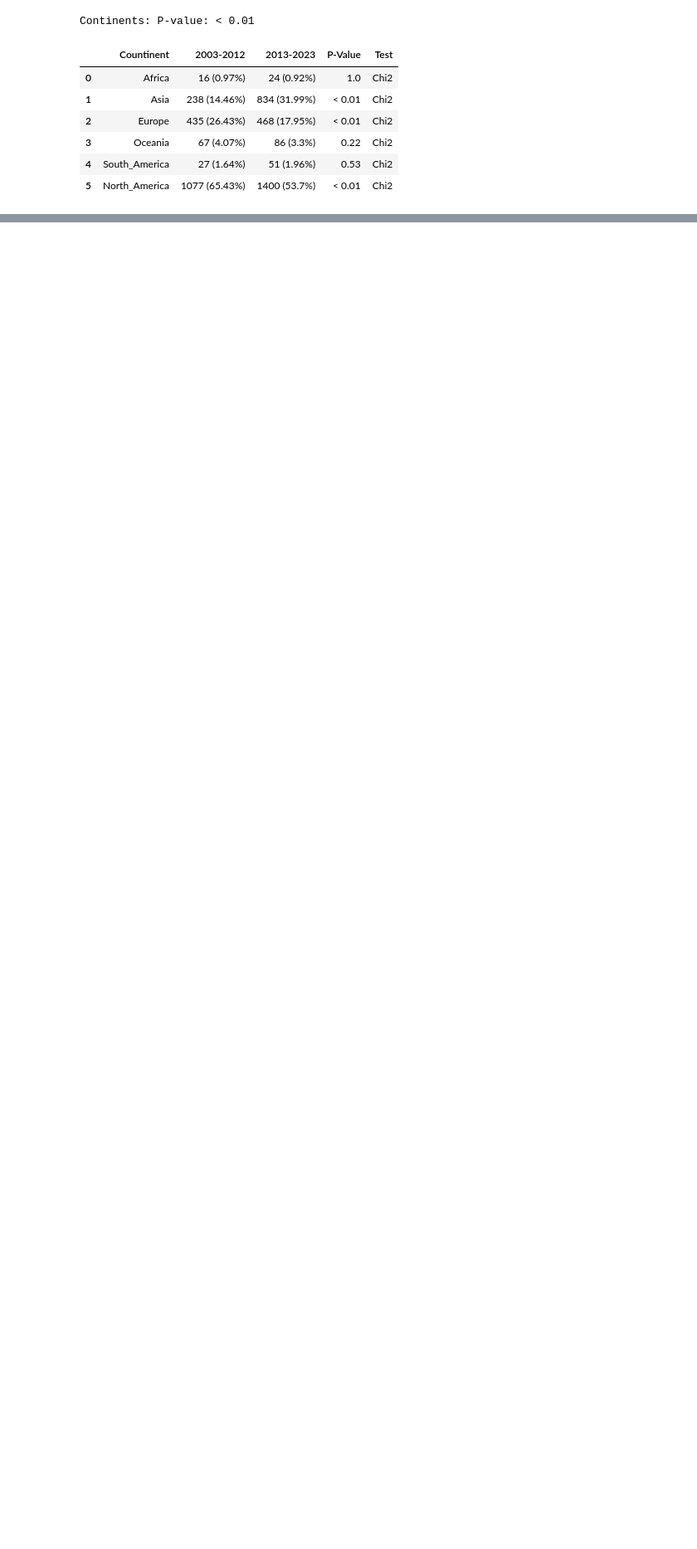
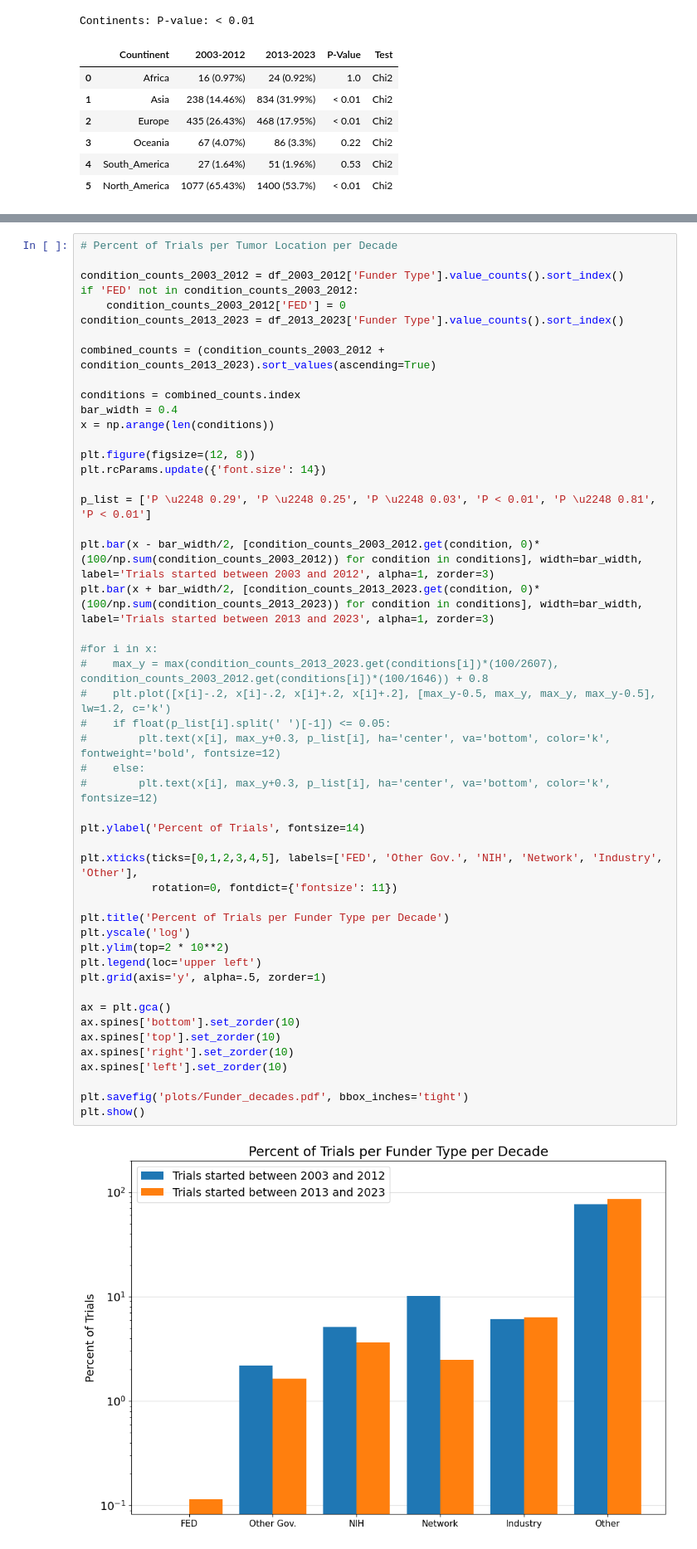
Before and after one commit to maksymfritsak/Clinical_Trials_Analysis_ClinicalTrials.Gov_Database, a Jupyter notebook: Data Analysis.ipynb, the cells around one changed output, grey strips where cells are left out. Shown at 83% size. Drawn from its saved outputs; the diff is of its cells as text; blank space fills up the shorter version.

```diff
--- a/Data Analysis.ipynb
+++ b/Data Analysis.ipynb
@@ -443,0 +472,51 @@ plt.show()
+# %%
+# Percent of Trials per Tumor Location per Decade
+
+condition_counts_2003_2012 = df_2003_2012['Funder Type'].value_counts().sort_index()
+if 'FED' not in condition_counts_2003_2012:
+    condition_counts_2003_2012['FED'] = 0
+condition_counts_2013_2023 = df_2013_2023['Funder Type'].value_counts().sort_index()
+
+combined_counts = (condition_counts_2003_2012 + condition_counts_2013_2023).sort_values(ascending=True)
+
+conditions = combined_counts.index
+bar_width = 0.4
+x = np.arange(len(conditions))
+
+plt.figure(figsize=(12, 8))
+plt.rcParams.update({'font.size': 14})
+
+p_list = ['P \u2248 0.29', 'P \u2248 0.25', 'P \u2248 0.03', 'P < 0.01', 'P \u2248 0.81', 'P < 0.01']
+
+plt.bar(x - bar_width/2, [condition_counts_2003_2012.get(condition, 0)*(100/np.sum(condition_counts_2003_2012)) for condition in conditions], width=bar_width, label='Trials started between 2003 and 2012', alpha=1, zorder=3)
+plt.bar(x + bar_width/2, [condition_counts_2013_2023.get(condition, 0)*(100/np.sum(condition_counts_2013_2023)) for condition in conditions], width=bar_width, label='Trials started between 2013 and 2023', alpha=1, zorder=3)
+
+#for i in x:
+#    max_y = max(condition_counts_2013_2023.get(conditions[i])*(100/2607),  condition_counts_2003_2012.get(conditions[i])*(100/1646)) + 0.8
+#    plt.plot([x[i]-.2, x[i]-.2, x[i]+.2, x[i]+.2], [max_y-0.5, max_y, max_y, max_y-0.5], lw=1.2, c='k')
+#    if float(p_list[i].split(' ')[-1]) <= 0.05:
+#        plt.text(x[i], max_y+0.3, p_list[i], ha='center', va='bottom', color='k', fontweight='bold', fontsize=12)
+#    else:
+#        plt.text(x[i], max_y+0.3, p_list[i], ha='center', va='bottom', color='k', fontsize=12)
+
+plt.ylabel('Percent of Trials', fontsize=14)
+
+plt.xticks(ticks=[0,1,2,3,4,5], labels=['FED', 'Other Gov.', 'NIH', 'Network', 'Industry', 'Other'],
+           rotation=0, fontdict={'fontsize': 11})
+
+plt.title('Percent of Trials per Funder Type per Decade')
+plt.yscale('log')
+plt.ylim(top=2 * 10**2)
+plt.legend(loc='upper left')
+plt.grid(axis='y', alpha=.5, zorder=1)
+
+ax = plt.gca()
+ax.spines['bottom'].set_zorder(10)
+ax.spines['top'].set_zorder(10)
+ax.spines['right'].set_zorder(10)
+ax.spines['left'].set_zorder(10)
+
+plt.savefig('plots/Funder_decades.pdf', bbox_inches='tight')
+plt.show()
+# %% [output]
+[figure, added]
```
Also changed, not shown: parts of 6 cells of this notebook, 3 other files.
